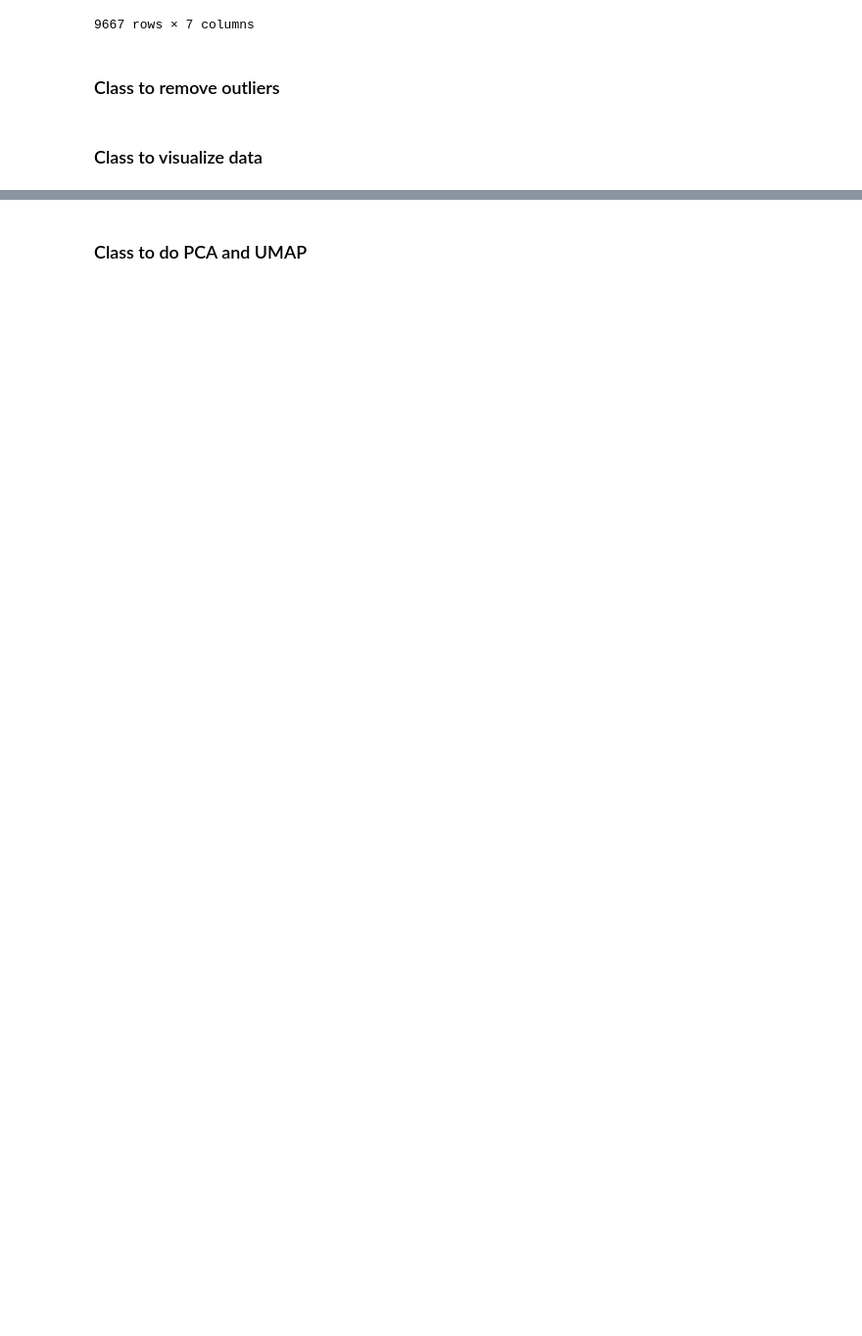
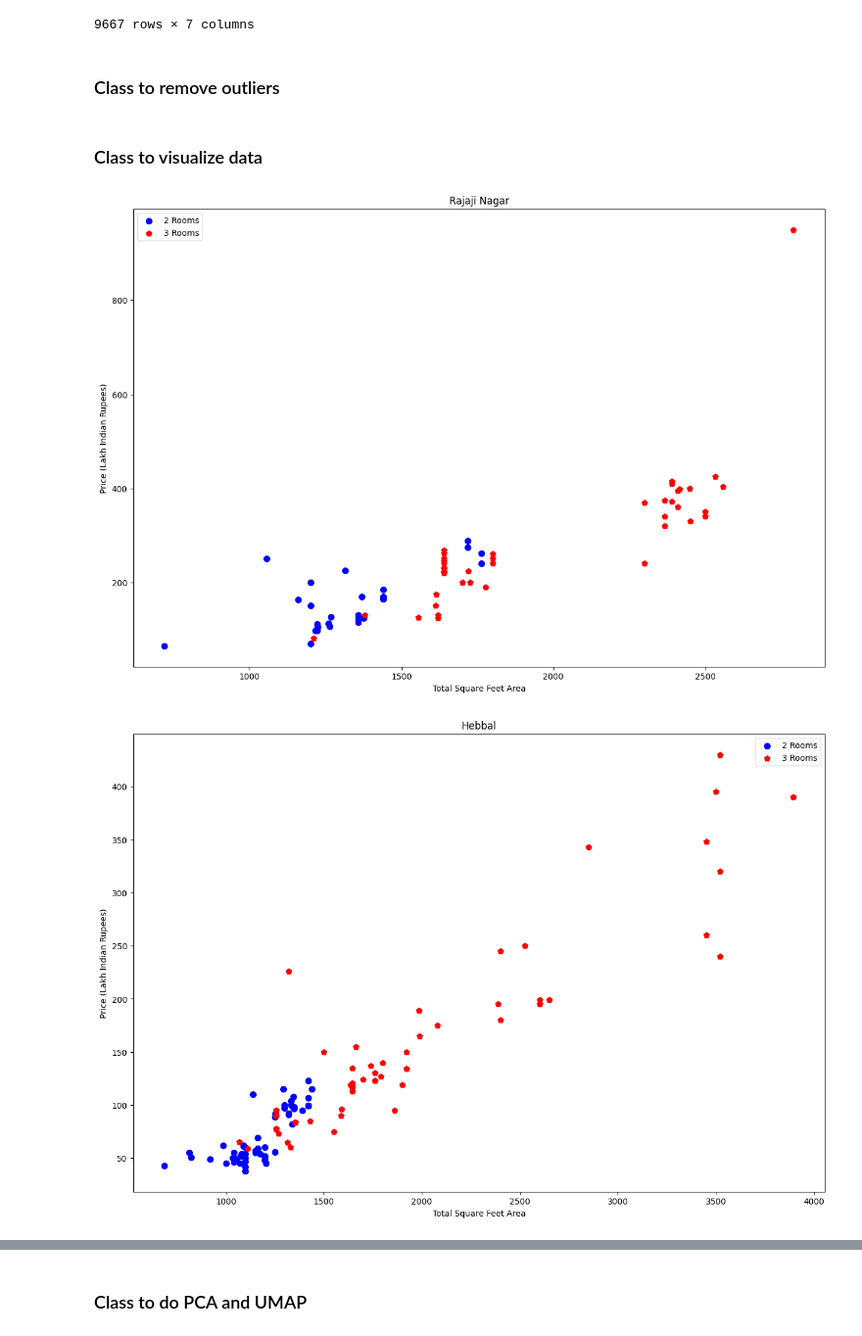
Before and after one commit to VitorVieira20/Ciencia-Dados-2024-G10, a Jupyter notebook: Project/code_netbook.ipynb, the cells around one changed output, grey strips where cells are left out. Shown at 98% size. Saved outputs shown, nothing was run; the diff lists cells and outputs as text; code cells hidden in the pictures; blank space fills up the shorter version.

```diff
--- a/Project/code_netbook.ipynb
+++ b/Project/code_netbook.ipynb
@@ -257,3 +304,26 @@ rm = RemoveOutliers()
 
 # Initialize the VisualizeData object
 vd = VisualizeData()
+# %%
+# Show data before outliers in scatter chart
+vd.plot_scatter_chart(cleaned_data, "Rajaji Nagar")
+vd.plot_scatter_chart(cleaned_data, "Hebbal")
+vd.plot_scatter_chart(cleaned_data, "Yeshwanthpur")
+
+# Show data before outliers in box plots
+vd.plot_boxplot(cleaned_data, "Rajaji Nagar")
+vd.plot_boxplot(cleaned_data, "Hebbal")
+vd.plot_boxplot(cleaned_data, "Yeshwanthpur")
+
+# Show data before outliers in violins plot
+vd.plot_violinplot(cleaned_data, "Rajaji Nagar")
+vd.plot_violinplot(cleaned_data, "Hebbal")
+vd.plot_violinplot(cleaned_data, "Yeshwanthpur")
+
+# Show data before outliers in histograms
+vd.plot_histogram(cleaned_data, "price_per_sqft", "Rajaji Nagar")
+vd.plot_histogram(cleaned_data, "price_per_sqft", "Hebbal")
+vd.plot_histogram(cleaned_data, "price_per_sqft", "Yeshwanthpur")
+# %% [output]
+[figure, added]
+[figure, added]
```
Also changed, not shown: parts of 14 cells of this notebook, 2 other files.
